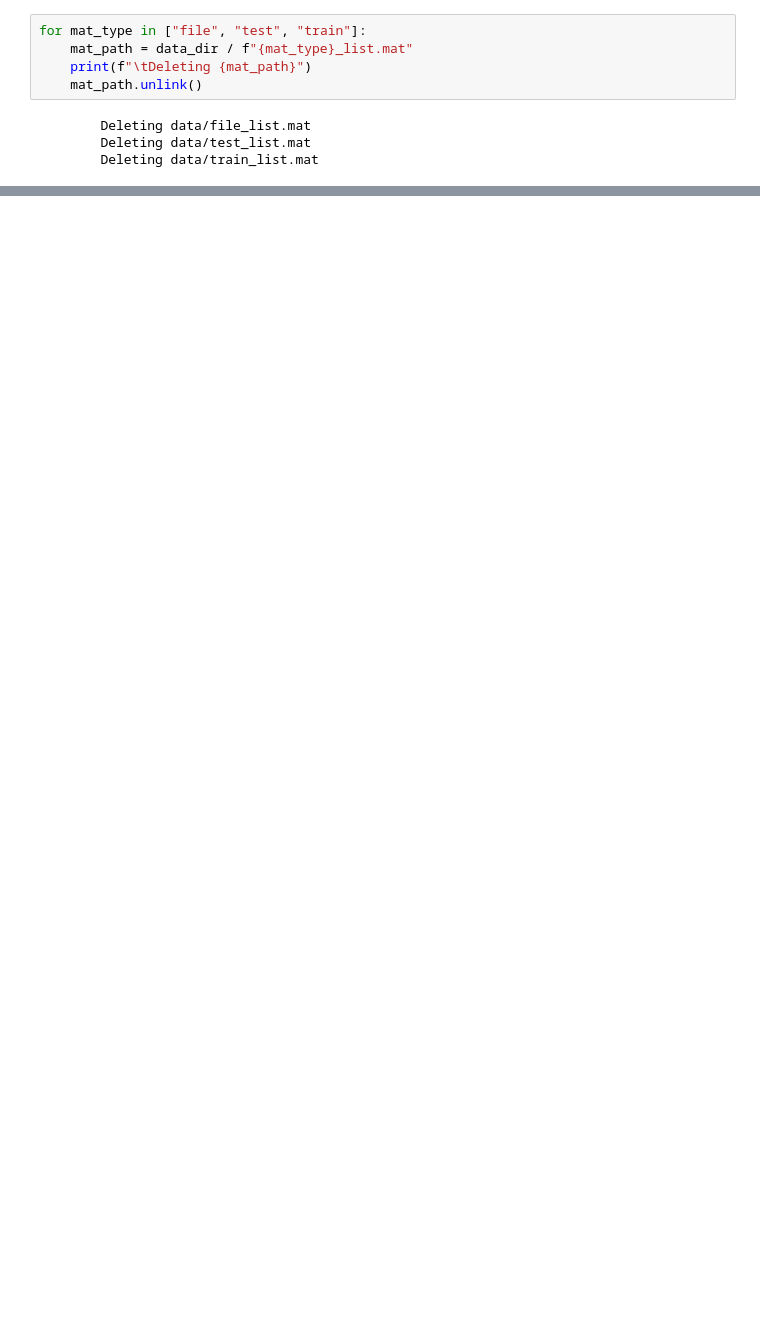
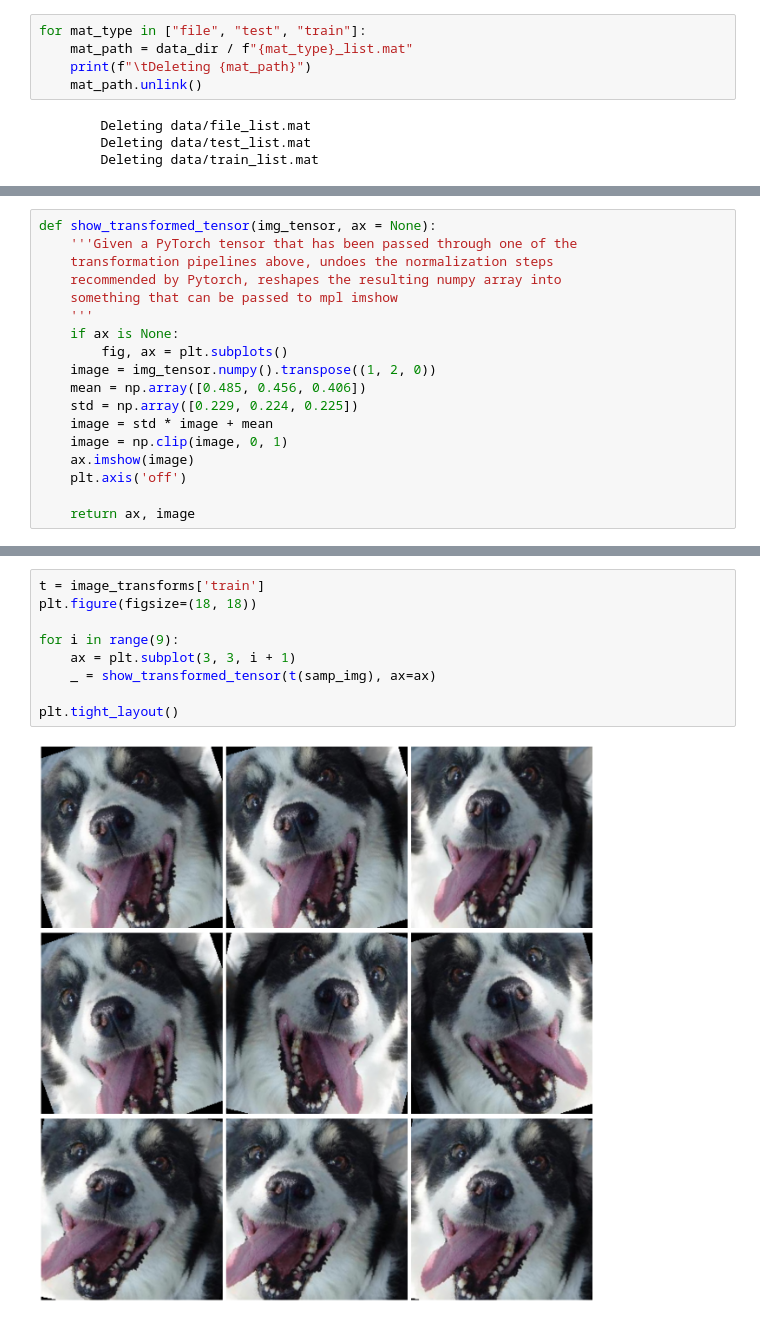
Before and after one commit to ZombieSocrates/ml-udacity-capstone, a Jupyter notebook: 2-CNN_From_Scratch.ipynb, the cells around one changed output, grey strips where cells are left out. Drawn from its saved outputs; the diff is of its cells as text; blank space fills up the shorter version.

```diff
--- a/2-CNN_From_Scratch.ipynb
+++ b/2-CNN_From_Scratch.ipynb
@@ -118,0 +170,18 @@ for mat_type in ["file", "test", "train"]:
+# %%
+def show_transformed_tensor(img_tensor, ax = None):
+    '''Given a PyTorch tensor that has been passed through one of the
+    transformation pipelines above, undoes the normalization steps
+    recommended by Pytorch, reshapes the resulting numpy array into
+    something that can be passed to mpl imshow
+    '''
+    if ax is None:
+        fig, ax = plt.subplots()
+    image = img_tensor.numpy().transpose((1, 2, 0))
+    mean = np.array([0.485, 0.456, 0.406])
+    std = np.array([0.229, 0.224, 0.225])
+    image = std * image + mean
+    image = np.clip(image, 0, 1)
+    ax.imshow(image)
+    plt.axis('off')
+
+    return ax, image
@@ -118,0 +196,11 @@ for mat_type in ["file", "test", "train"]:
+# %%
+t = image_transforms['train']
+plt.figure(figsize=(18, 18))
+
+for i in range(9):
+    ax = plt.subplot(3, 3, i + 1)
+    _ = show_transformed_tensor(t(samp_img), ax=ax)
+
+plt.tight_layout()
+# %% [output]
+[figure, added]
```
Also changed, not shown: parts of 11 cells of this notebook.
